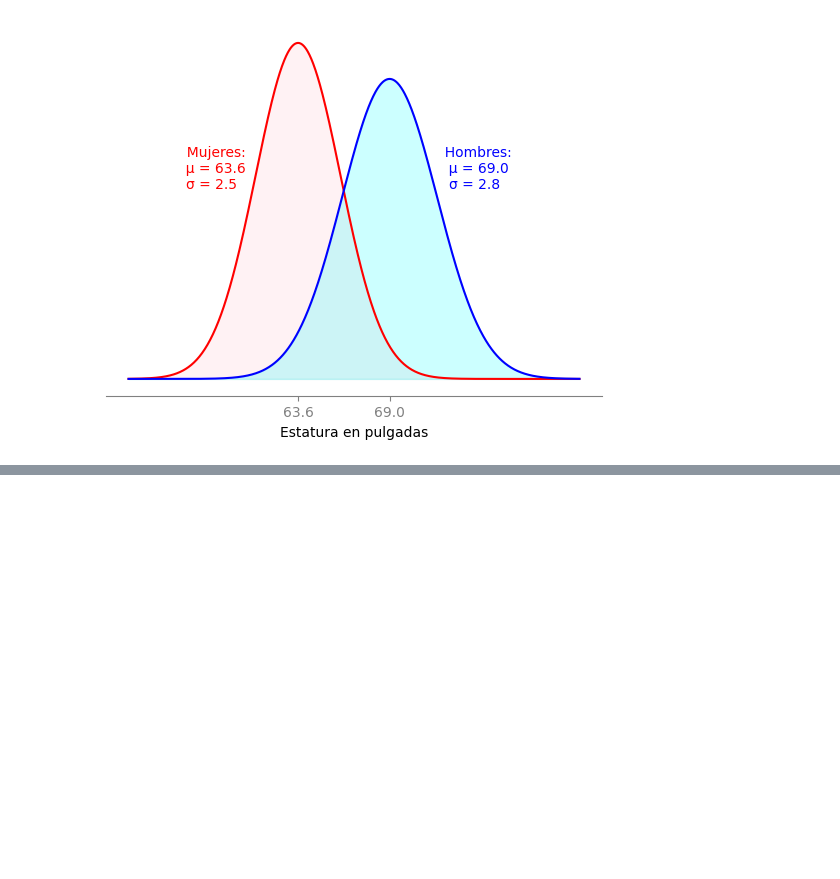
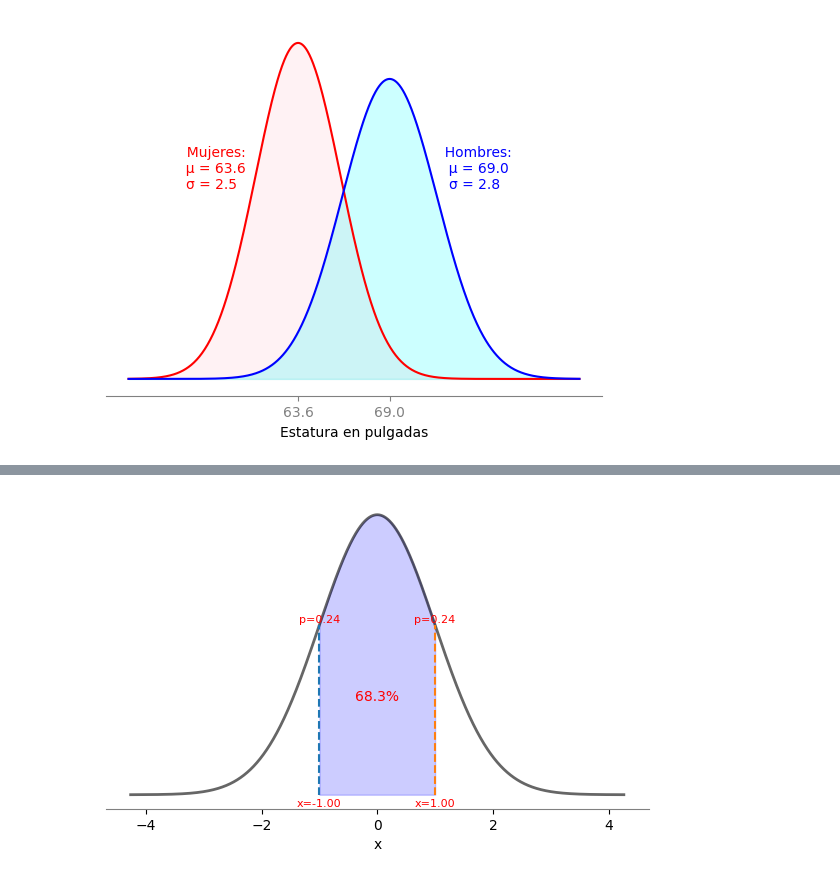
Before and after one commit to DaniCh-Coder/Python-Notes, a Jupyter notebook: ps stats/Probability-distributions/dp-normal-standard.ipynb, the cells around one changed output, grey strips where cells are left out. Cells and saved outputs as stored; diff of their text form; code cells hidden in the pictures; blank space fills up the shorter version.

```diff
--- a/ps stats/Probability-distributions/dp-normal-standard.ipynb
+++ b/ps stats/Probability-distributions/dp-normal-standard.ipynb
@@ -246,0 +370,4 @@ plt.show()
+# %%
+dist_norm_acu(a=-1, b=1)
+# %% [output]
+[figure, added]
```
Also changed, not shown: parts of 10 cells of this notebook.
